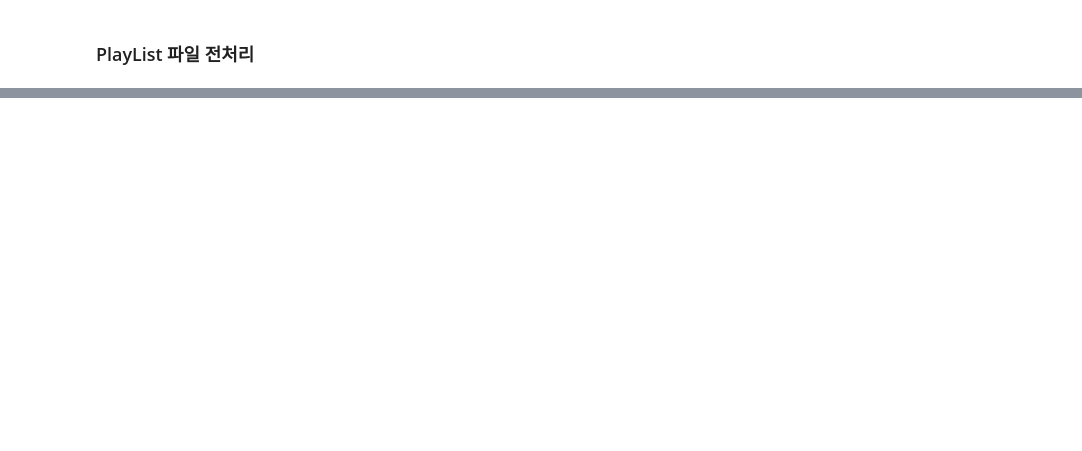
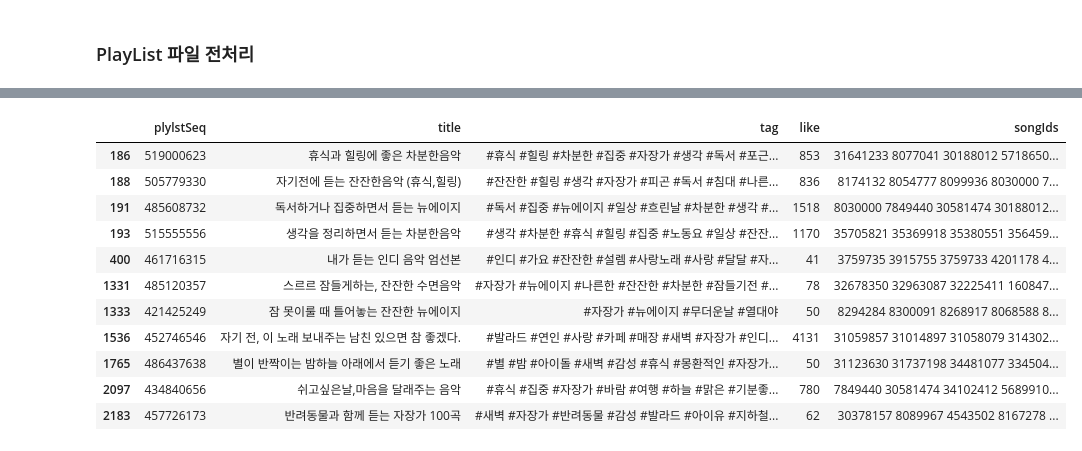
Before and after one commit to ssmpet/MachineLearning-Lecture-2023-5, a Jupyter notebook: 98.Project/02.멜론playlist전처리.ipynb, the cells around one changed output, grey strips where cells are left out. Cells and saved outputs as stored; diff of their text form; code cells hidden in the pictures; blank space fills up the shorter version.

```diff
--- a/98.Project/02.멜론playlist전처리.ipynb
+++ b/98.Project/02.멜론playlist전처리.ipynb
@@ -37,0 +111,5 @@ df1.plylstSeq.nunique(), df2.nunique(axis=1)
+# %%
+df1 = pd.read_csv('data/year_playlist1_230528.csv')
+df2 = pd.read_csv('data/year_playlist2_230528.csv')
+print(df1.shape, df2.shape, df1.plylstSeq.nunique(), df2.plylstSeq.nunique())
+df2.isna().sum()
@@ -37,0 +124,16 @@ df1.plylstSeq.nunique(), df2.nunique(axis=1)
+# %%
+# 찾을 내용이 있는지 알아보기
+df1[df1.tag.str.contains('자장가')]
+# %% [output]
+|  | plylstSeq | title | tag | like | songIds |
+| 186 | 519000623 | 휴식과 힐링에 좋은 차분한음악 | #휴식 #힐링 #차분한 #집중 #자장가 #생각 #독서 #포근... | 853 | 31641233 8077041 30188012 5718650... |
+| 188 | 505779330 | 자기전에 듣는 잔잔한음악 (휴식,힐링) | #잔잔한 #힐링 #생각 #자장가 #피곤 #독서 #침대 #나른... | 836 | 8174132 8054777 8099936 8030000 7... |
+| 191 | 485608732 | 독서하거나 집중하면서 듣는 뉴에이지 | #독서 #집중 #뉴에이지 #일상 #흐린날 #차분한 #생각 #... | 1518 | 8030000 7849440 30581474 30188012... |
+| 193 | 515555556 | 생각을 정리하면서 듣는 차분한음악 | #생각 #차분한 #휴식 #힐링 #집중 #노동요 #일상 #잔잔... | 1170 | 35705821 35369918 35380551 356459... |
+| 400 | 461716315 | 내가 듣는 인디 음악 엄선본 | #인디 #가요 #잔잔한 #설렘 #사랑노래 #사랑 #달달 #자... | 41 | 3759735 3915755 3759733 4201178 4... |
+| 1331 | 485120357 | 스르르 잠들게하는, 잔잔한 수면음악 | #자장가 #뉴에이지 #나른한 #잔잔한 #차분한 #잠들기전 #... | 78 | 32678350 32963087 32225411 160847... |
+| 1333 | 421425249 | 잠 못이룰 때 틀어놓는 잔잔한 뉴에이지 | #자장가 #뉴에이지 #무더운날 #열대야 | 50 | 8294284 8300091 8268917 8068588 8... |
+| 1536 | 452746546 | 자기 전, 이 노래 보내주는 남친 있으면 참 좋겠다. | #발라드 #연인 #사랑 #카페 #매장 #새벽 #자장가 #인디... | 4131 | 31059857 31014897 31058079 314302... |
+| 1765 | 486437638 | 별이 반짝이는 밤하늘 아래에서 듣기 좋은 노래 | #별 #밤 #아이돌 #새벽 #감성 #휴식 #몽환적인 #자장가... | 50 | 31123630 31737198 34481077 334504... |
+| 2097 | 434840656 | 쉬고싶은날,마음을 달래주는 음악 | #휴식 #집중 #자장가 #바람 #여행 #하늘 #맑은 #기분좋... | 780 | 7849440 30581474 34102412 5689910... |
+| 2183 | 457726173 | 반려동물과 함께 듣는 자장가 100곡 | #새벽 #자장가 #반려동물 #감성 #발라드 #아이유 #지하철... | 62 | 30378157 8089967 4543502 8167278 ... |
```
Also changed, not shown: parts of 27 cells of this notebook, 28 other files.
